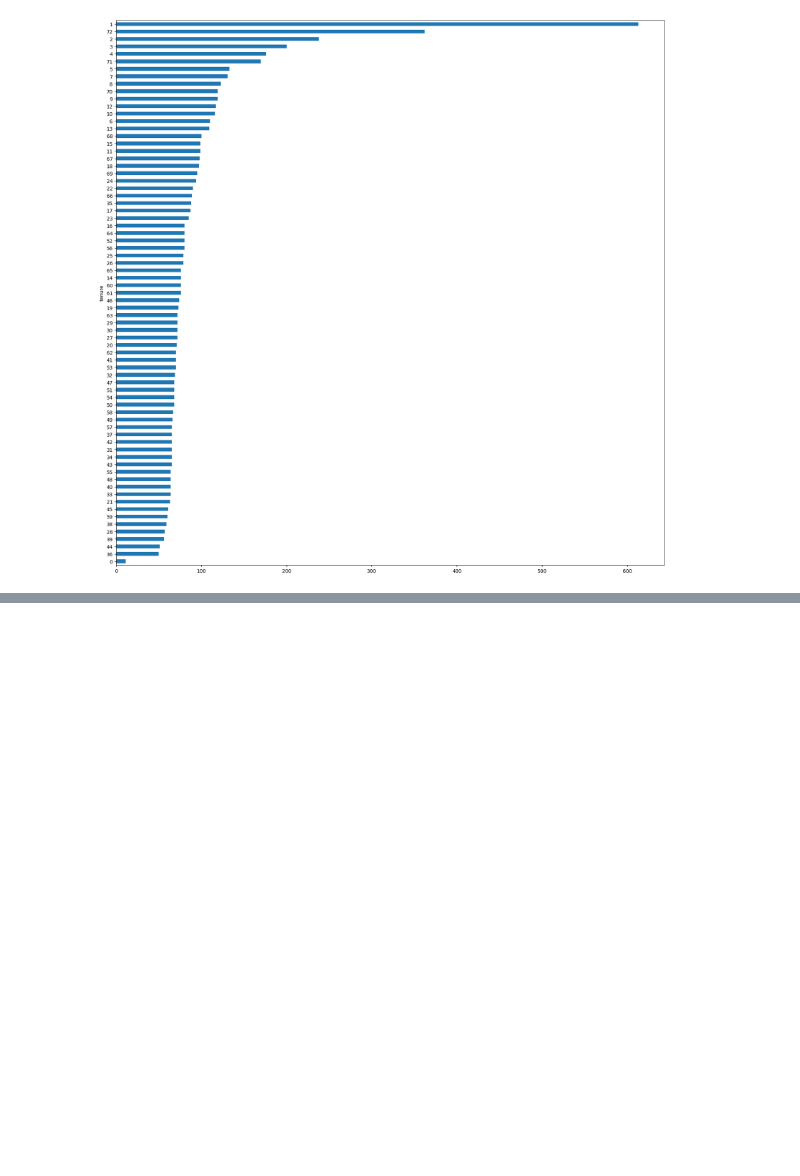
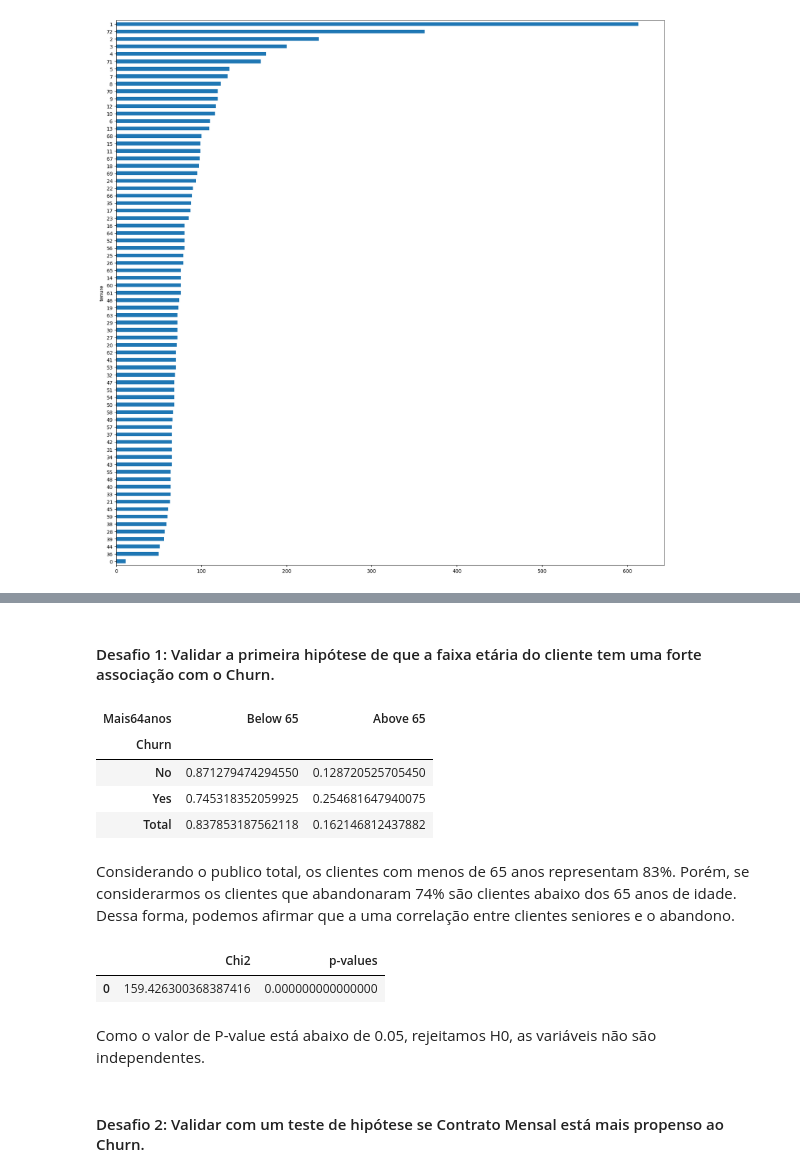
Before and after one commit to matheus0214/ia_learn, a Jupyter notebook: eda_churn.ipynb, the cells around one changed output, grey strips where cells are left out. Saved outputs shown, nothing was run; the diff lists cells and outputs as text; code cells hidden in the pictures; blank space fills up the shorter version.

```diff
--- a/eda_churn.ipynb
+++ b/eda_churn.ipynb
@@ -715,0 +768,3 @@ df_churn.groupby(['tenure'])['tenure'].count().sort_values().plot.barh(figsize=(
+# %%
+# Apresentar números com decimais sem a notação científica
+pd.set_option('display.float_format', lambda x: '%.15f' % x)
@@ -715,0 +856,14 @@ df_churn.groupby(['tenure'])['tenure'].count().sort_values().plot.barh(figsize=(
+# %% [markdown]
+#### Desafio 1: Validar a primeira hipótese de que a faixa etária do cliente tem uma forte associação com o Churn.
+# %%
+# Hipótese: Clientes que não são senior (abaixo de 64 anos) tem maior tendência ao Churn.
+# Contruir uma tabela de contigência entre Mais64anos e Churn
+pd.crosstab(df_churn['Churn'], df_churn['Mais64anos'], margins=True, normalize='index', margins_name='Total').rename(columns={0: 'Below 65', 1: 'Above 65'})
+# %% [output]
+| Mais64anos | Below 65 | Above 65 |
+| Churn |  |  |
+| No | 0.871279474294550 | 0.128720525705450 |
+| Yes | 0.745318352059925 | 0.254681647940075 |
+| Total | 0.837853187562118 | 0.162146812437882 |
+# %% [markdown]
+Considerando o publico total, os clientes com menos de 65 anos representam 83%. Porém, se considerarmos os clientes que abandonaram 74% são clientes abaixo dos 65 anos de idade. Dessa forma, podemos afirmar que a uma correlação entre clientes seniores e o abandono.
@@ -715,0 +883,9 @@ df_churn.groupby(['tenure'])['tenure'].count().sort_values().plot.barh(figsize=(
+# %%
+df_chi_scores_pvalues
+# %% [output]
+|  | Chi2 | p-values |
+| 0 | 159.426300368387416 | 0.000000000000000 |
+# %% [markdown]
+Como o valor de P-value está abaixo de 0.05, rejeitamos H0, as variáveis não são independentes.
+# %% [markdown]
+#### Desafio 2: Validar com um teste de hipótese se Contrato Mensal está mais propenso ao Churn.
```
Also changed, not shown: parts of 40 cells of this notebook.
